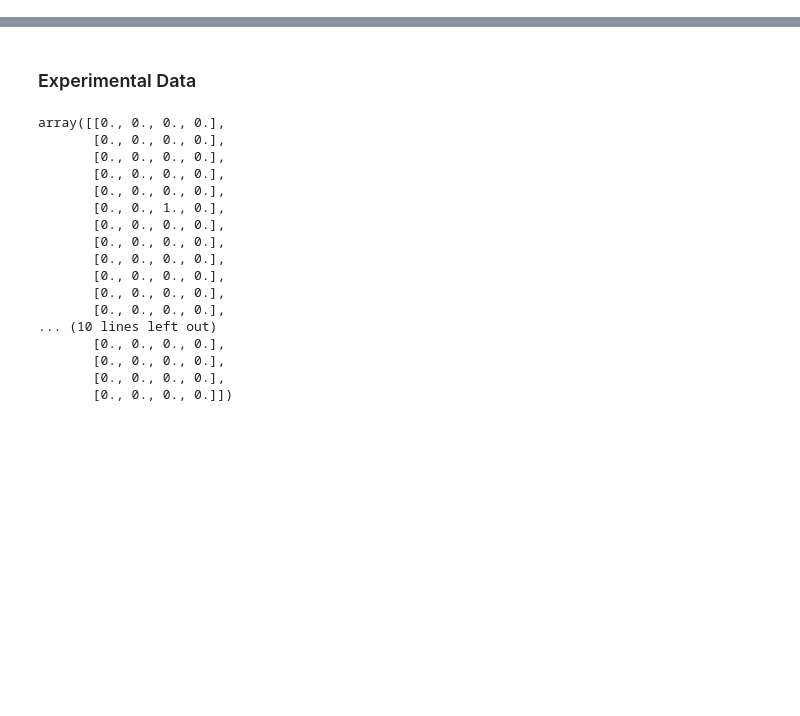
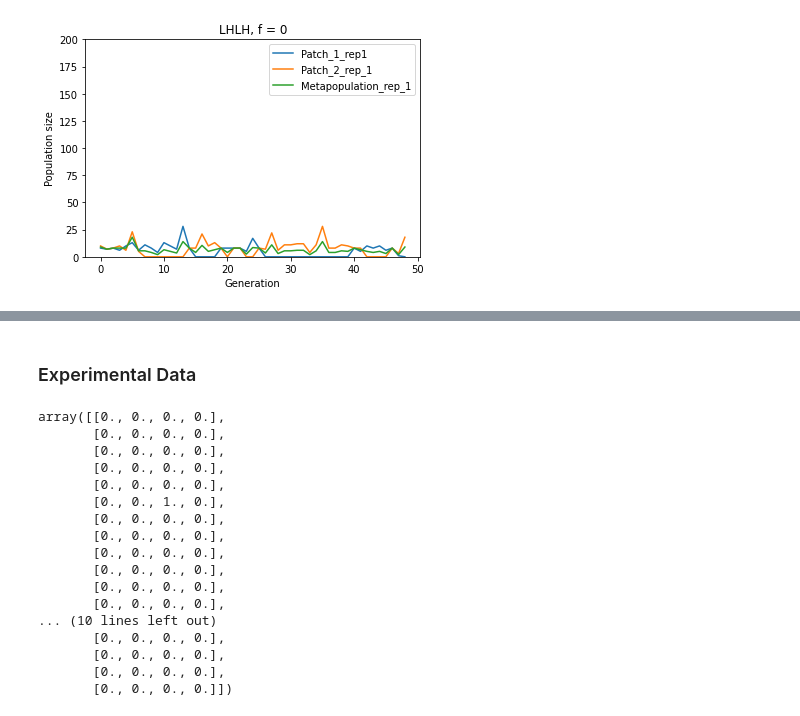
Before and after one commit to Akilan-R/Dros_MetaPop_Dynamics, a Jupyter notebook: metapopuln_model.ipynb, the cells around one changed output, grey strips where cells are left out. Cells and saved outputs as stored; diff of their text form; code cells hidden in the pictures; blank space fills up the shorter version.

```diff
--- a/metapopuln_model.ipynb
+++ b/metapopuln_model.ipynb
@@ -715,0 +844,5 @@ replicates = 8
+# %%
+plt.title(f"LHLH, f = {f}")
+plot_time_series(LHLH_nadult_matrix1,LHLH_nadult_matrix2,LHLH_metapop_nadult_matrix,range(1,2))
+# %% [output]
+[figure, added]
```
Also changed, not shown: parts of 151 cells of this notebook.
